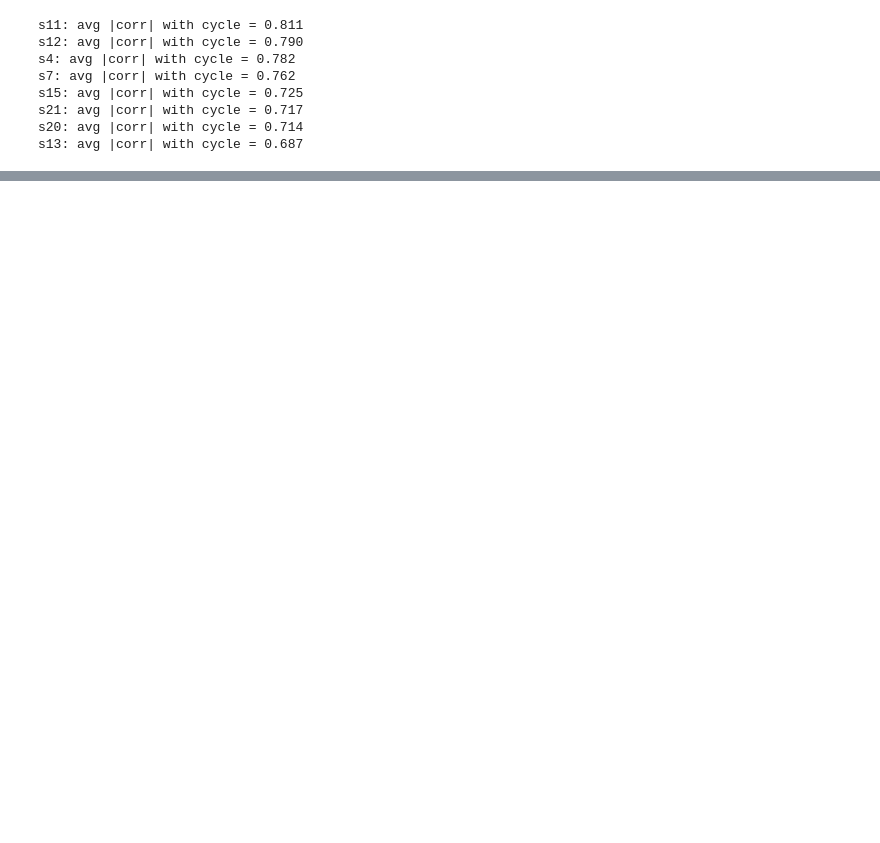
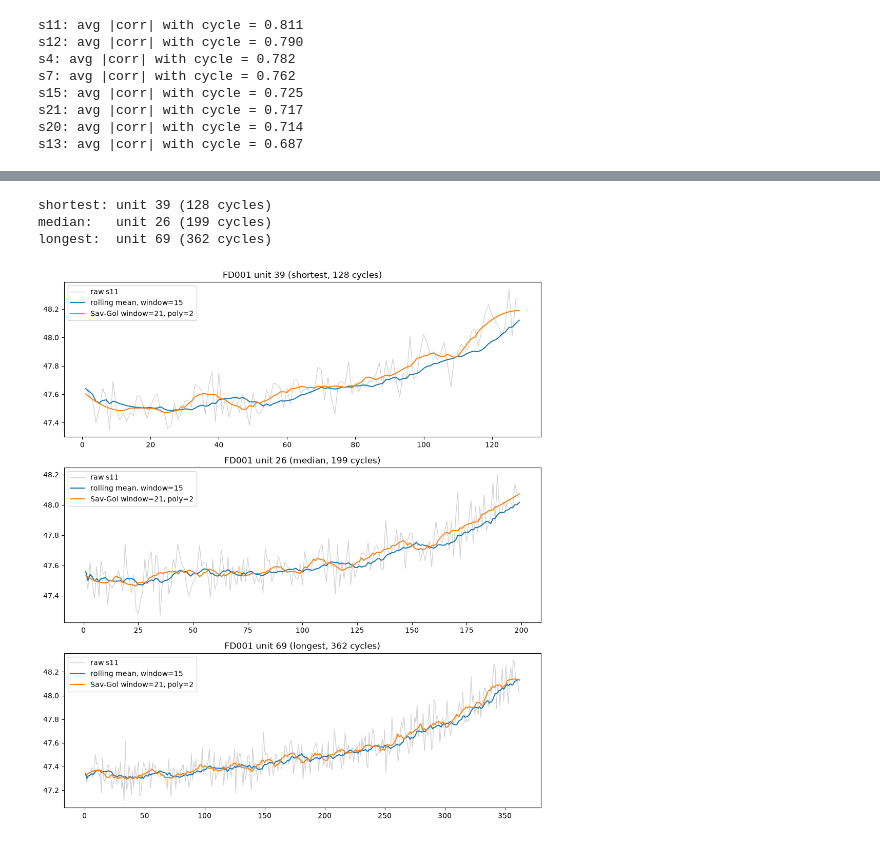
Before and after one commit to luisesparza3347/nasa-cmapss-rul, a Jupyter notebook: notebooks/eda_features.ipynb, the cells around one changed output, grey strips where cells are left out. Cells and saved outputs as stored; diff of their text form; code cells hidden in the pictures; blank space fills up the shorter version.

```diff
--- a/notebooks/eda_features.ipynb
+++ b/notebooks/eda_features.ipynb
@@ -76,0 +92,28 @@ plt.show()
+# %%
+lengths = df.groupby("unit")["cycle"].max()
+short_unit = lengths.idxmin()
+median_unit = lengths.sub(lengths.median()).abs().idxmin()
+long_unit = lengths.idxmax()
+print(f"shortest: unit {short_unit} ({lengths[short_unit]} cycles)")
+print(f"median:   unit {median_unit} ({lengths[median_unit]} cycles)")
+print(f"longest:  unit {long_unit} ({lengths[long_unit]} cycles)")
+
+fig, axes = plt.subplots(3, 1, figsize=(10, 11))
+
+for ax, (uid, label) in zip(axes, [(short_unit, "shortest"), (median_unit, "median"), (long_unit, "longest")]):
+    u = df[df["unit"] == uid].sort_values("cycle")
+    ux = u["cycle"].values
+    uy = u["s11"].values
+    ax.plot(ux, uy, color="lightgray", label="raw s11", linewidth=1)
+    ax.plot(ux, u["s11"].rolling(15, min_periods=1).mean(), label="rolling mean, window=15")
+    ax.plot(ux, savgol_filter(uy, window_length=21, polyorder=2), label="Sav-Gol window=21, poly=2")
+    ax.set_title(f"FD001 unit {uid} ({label}, {lengths[uid]} cycles)")
+    ax.legend()
+
+plt.tight_layout()
+plt.show()
+# %% [output]
+shortest: unit 39 (128 cycles)
+median:   unit 26 (199 cycles)
+longest:  unit 69 (362 cycles)
+[figure, added]
```
Also changed, not shown: parts of 10 cells of this notebook, 2 other files.
